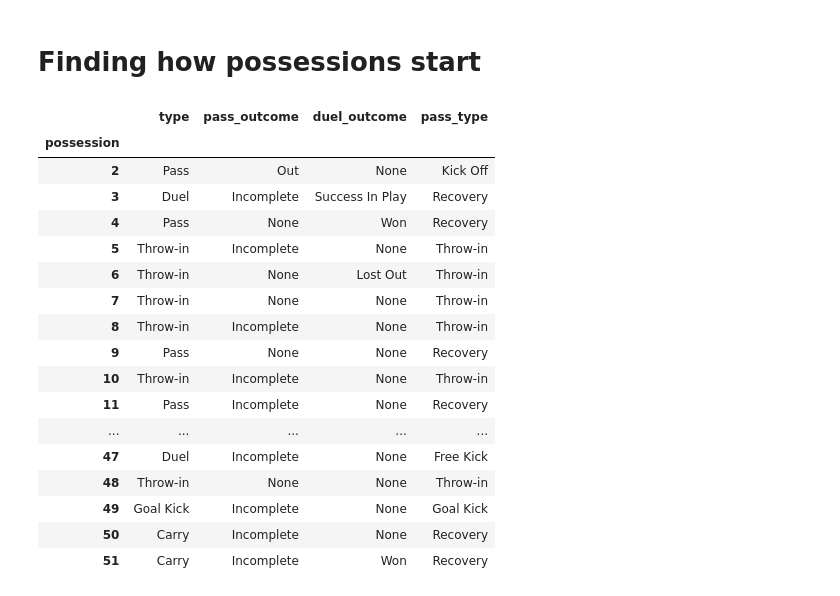
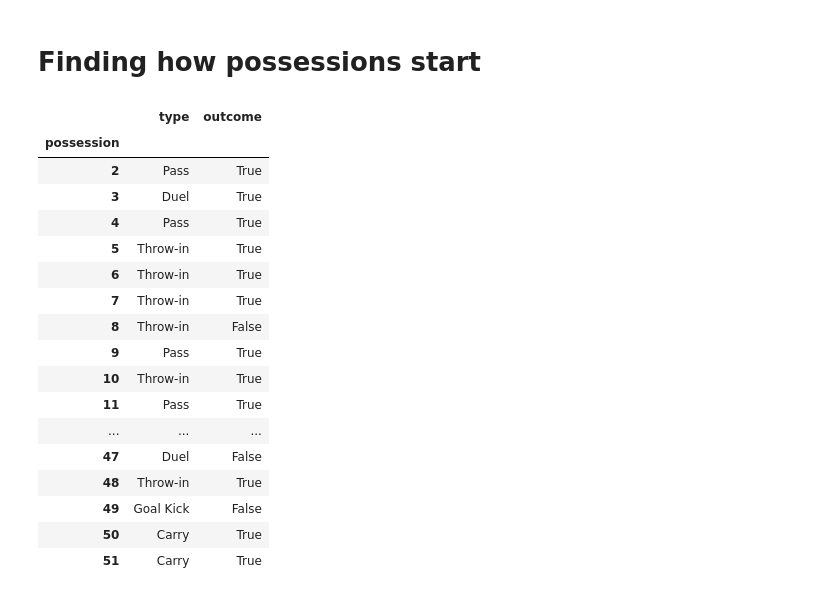
Before and after one commit to zcochran27/Soccer-Events-Analyzed, a Jupyter notebook: explore.ipynb, the cells around one changed output. Drawn from its saved outputs; the diff is of its cells as text; code cells hidden in the pictures.

```diff
--- a/explore.ipynb
+++ b/explore.ipynb
@@ -503,25 +502,29 @@ Sample of events with shots:
 5 rows × 71 columns
 # %% [markdown]
 # Finding how possessions start
-# %%
-#how possessions start
-ordered_events.groupby("possession").first()[["type","pass_outcome","duel_outcome","pass_type"]].head(50)
-# %% [output]
-|  | type | pass_outcome | duel_outcome | pass_type |
-| possession |  |  |  |  |
-| 2 | Pass | Out | None | Kick Off |
-| 3 | Duel | Incomplete | Success In Play | Recovery |
-| 4 | Pass | None | Won | Recovery |
-| 5 | Throw-in | Incomplete | None | Throw-in |
-| 6 | Throw-in | None | Lost Out | Throw-in |
-| 7 | Throw-in | None | None | Throw-in |
-| 8 | Throw-in | Incomplete | None | Throw-in |
-| 9 | Pass | None | None | Recovery |
-| 10 | Throw-in | Incomplete | None | Throw-in |
-| 11 | Pass | Incomplete | None | Recovery |
-| ... | ... | ... | ... | ... |
-| 47 | Duel | Incomplete | None | Free Kick |
-| 48 | Throw-in | None | None | Throw-in |
-| 49 | Goal Kick | Incomplete | None | Goal Kick |
-| 50 | Carry | Incomplete | None | Recovery |
-| 51 | Carry | Incomplete | Won | Recovery |
+# %%
+#how possessions start
+ordered_events.groupby("possession").first()[["type","outcome"]].head(50)
+
+"""If start is pass check the event before the pass
+   if the start is interception log the pass before that was intercepted
+   during the possession if there is a string of opponent passes at the start find the last pass/event before it starts the possesion for current team"""
+# %% [output]
+|  | type | outcome |
+| possession |  |  |
+| 2 | Pass | True |
+| 3 | Duel | True |
+| 4 | Pass | True |
+| 5 | Throw-in | True |
+| 6 | Throw-in | True |
+| 7 | Throw-in | True |
+| 8 | Throw-in | False |
+| 9 | Pass | True |
+| 10 | Throw-in | True |
+| 11 | Pass | True |
+| ... | ... | ... |
+| 47 | Duel | False |
+| 48 | Throw-in | True |
+| 49 | Goal Kick | False |
+| 50 | Carry | True |
+| 51 | Carry | True |
```
Also changed, not shown: parts of 2 cells of this notebook.
